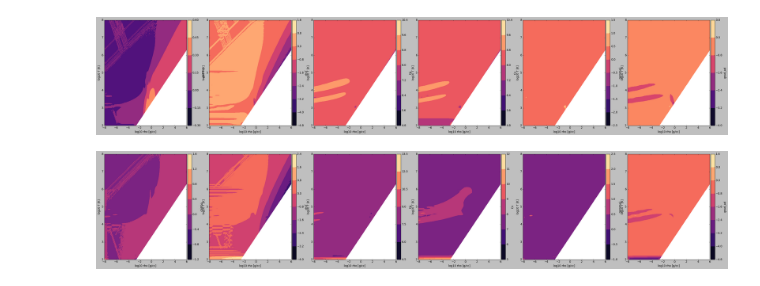
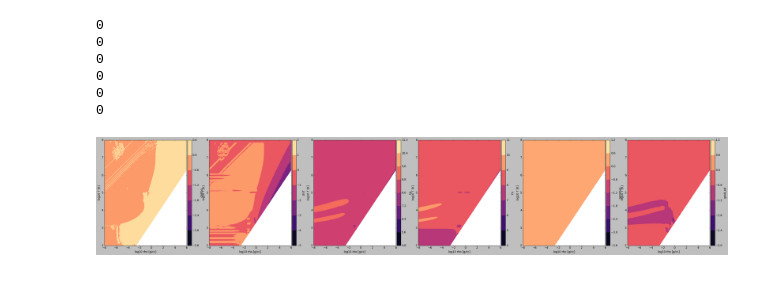
Before and after one commit to esandford/giant_planets, a Jupyter notebook: MESA_EoS/investigate_negative_values.ipynb, the cells around one changed output. Drawn from its saved outputs; the diff is of its cells as text; code cells hidden in the pictures.

```diff
--- a/MESA_EoS/investigate_negative_values.ipynb
+++ b/MESA_EoS/investigate_negative_values.ipynb
@@ -103,16 +34,0 @@ h2o = read_MESAtable("./my_MESAformat_tables/mesa-h2o_100z00x.data")
-# %%
-problematicColumns = np.array((4,5,6,7,13,15))
-problematicColumnNames = ['chiRho','chiT','Cp','Cv','gamma1','grad_ad']
-
-for file in os.listdir("../test_EoS/test_run_with_my_EoS/src/data"):
-    print(file)
-
-    testtable = read_MESAtable("./my_MESAformat_tables/{0}".format(file))
-    for i,pc in enumerate(problematicColumns):
-        physicalMask = (testtable[:,:,18] >= -8) & (testtable[:,:,18] <= 6) & (testtable[:,:,0] >= 2) & (testtable[:,:,0] <= 8) & (testtable[:,:,17] <= 5.4)
-        #print(problematicColumnNames[i])
-        raveledCol = np.ravel(testtable[:,:,pc][physicalMask])
-        print(len(raveledCol[raveledCol <= 0]))
-        #print(np.ravel(testtable[:,:,0][physicalMask][raveledCol <=0]))
-        #print(np.ravel(testtable[:,:,17][physicalMask][raveledCol <=0]))
-        #print("")
@@ -190,3 +35,21 @@ grad_ad
+# %%
+z00x90 = meos.read_MESAtable("./meos_MESAformat_CD21+AQUA/mesa-CD21+AQUA_00z90x.data")
+
+problematicColumns = np.array((4,5,6,7,13,15))
+problematicColumnNames = ['chiRho','chiT','Cp','Cv','gamma1','grad_ad']
+# %%
+for i,pc in enumerate(problematicColumns):
+    physicalMask = (z00x90[:,:,18] >= -8) & (z00x90[:,:,18] <= 6) & (z00x90[:,:,0] >= 2) & (z00x90[:,:,0] <= 8) #& (z00x90[:,:,17] <= 5.4)
+
+    raveledCol = np.ravel(z00x90[:,:,pc][physicalMask])
+    print(len(raveledCol[raveledCol <= 0]))
+# %% [output]
+0
+0
+0
+0
+0
+0
 # %%
 # look at the problematic columns for each of the three corner tables
 
@@ -220,10 +83,6 @@ def plot_problematic_columns(MESAtable,problematicColumnIdxs=np.array((4,5,6,7,1
 
     return
 # %%
-plot_problematic_columns(MESAtable=z00x100)
+plot_problematic_columns(MESAtable=z00x90)
 # %% [output]
-[figure, old version]
+[figure, new version]
-# %%
-plot_problematic_columns(MESAtable=z00x00)
-# %% [output]
-[figure, removed]
```
Also changed, not shown: parts of 8 cells of this notebook, 8 other files.
